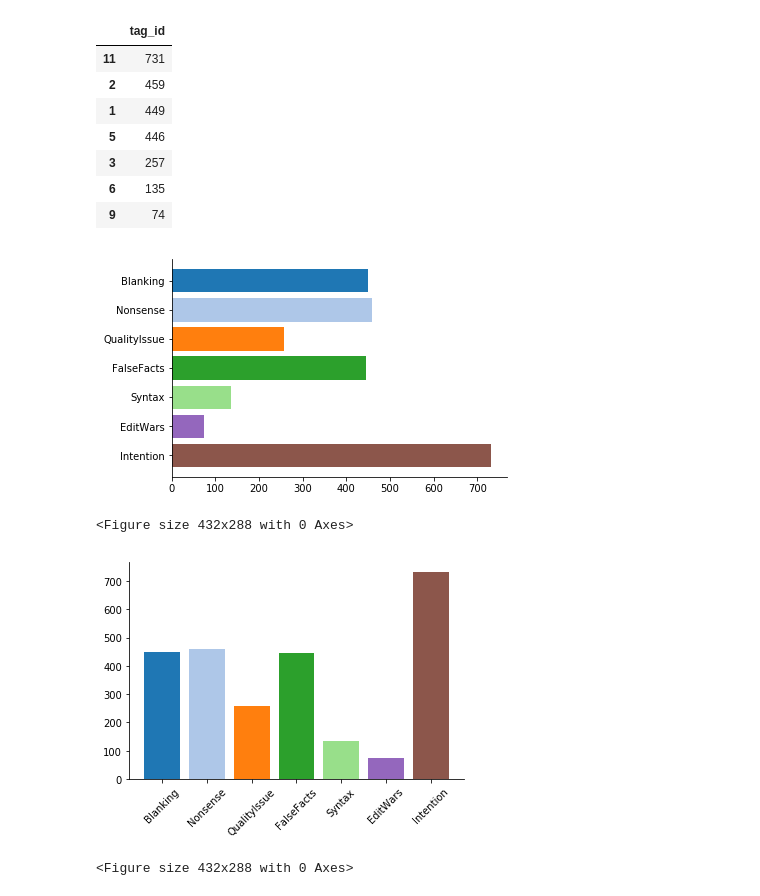
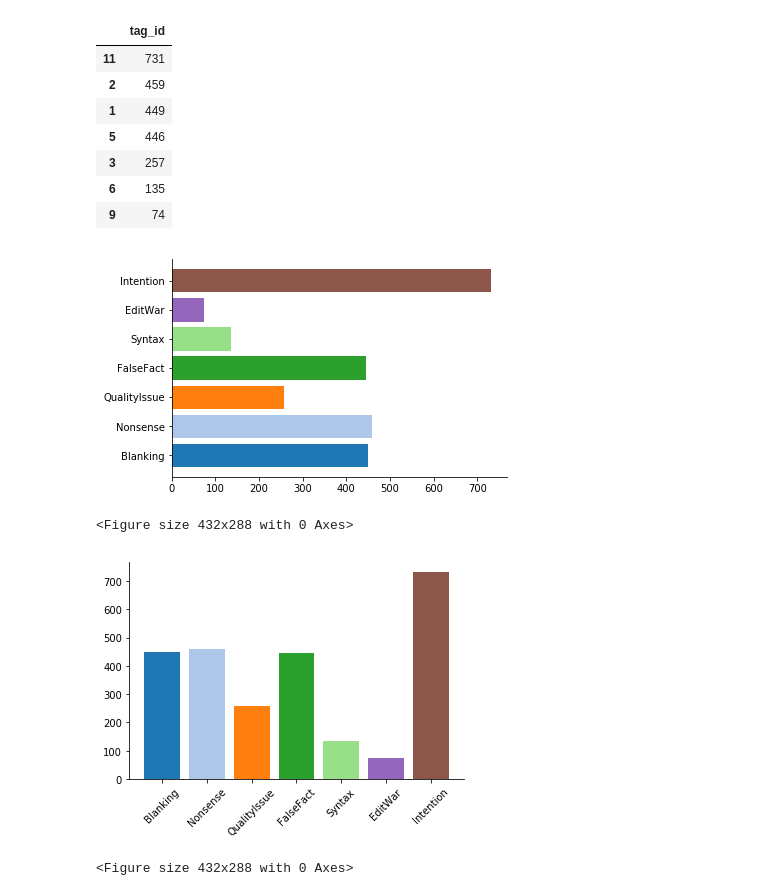
Before and after one commit to HPI-Information-Systems/wikipediatablevandalism, a Jupyter notebook: corpus/notebooks/corpus-tag-distribution.ipynb, the cells around one changed output. Drawn from its saved outputs; the diff is of its cells as text; code cells hidden in the pictures.

Commit message:
Update plots

```diff
--- a/corpus/notebooks/corpus-tag-distribution.ipynb
+++ b/corpus/notebooks/corpus-tag-distribution.ipynb
@@ -6,7 +6,7 @@ import os
 import seaborn as sns
 # %%
 tags = pd.read_csv('../wiki-corpus-v2/tag.csv', index_col=0)
-tags = tags[tags.name != 'constructive']
+tags = tags[tags.name != 'Constructive']
 tags
 # %% [output]
 |  | name |
@@ -48,7 +48,7 @@ def export(export_name):
     if not os.path.exists(folder):
         os.makedirs(folder)
 
-    filename = '%s.pdf' % export_name
+    filename = '%s-v2.pdf' % export_name
 
     path = os.path.join(folder, filename)
     plt.savefig(path, format='pdf', bbox_inches='tight')
@@ -57,18 +57,18 @@ def export(export_name):
 # %%
 def plot_hbar():
     bars = []
     colors = plt.get_cmap('tab20').colors
-    for index, tag_id in enumerate(reversed(tags.index)):
+    for index, tag_id in enumerate(tags.index):
         bar = plt.barh(tags.loc[tag_id]['name'],
                        tag_counts[tag_id],
                       color=colors[tag_id - 1])
         bars.append(bar)
     sns.despine()
     export('tag-distribution-hbar')
 
 plot_hbar()
 # %% [output]
-[figure, old version]
+[figure, new version]
 <Figure size 432x288 with 0 Axes>
 # %%
 def plot_vbar():
@@ -85,5 +85,5 @@ def plot_vbar():
 
 plot_vbar()
 # %% [output]
-[figure, old version]
+[figure, new version]
 <Figure size 432x288 with 0 Axes>
```
Also changed, not shown: parts of 1 cell of this notebook, 27 other files.
